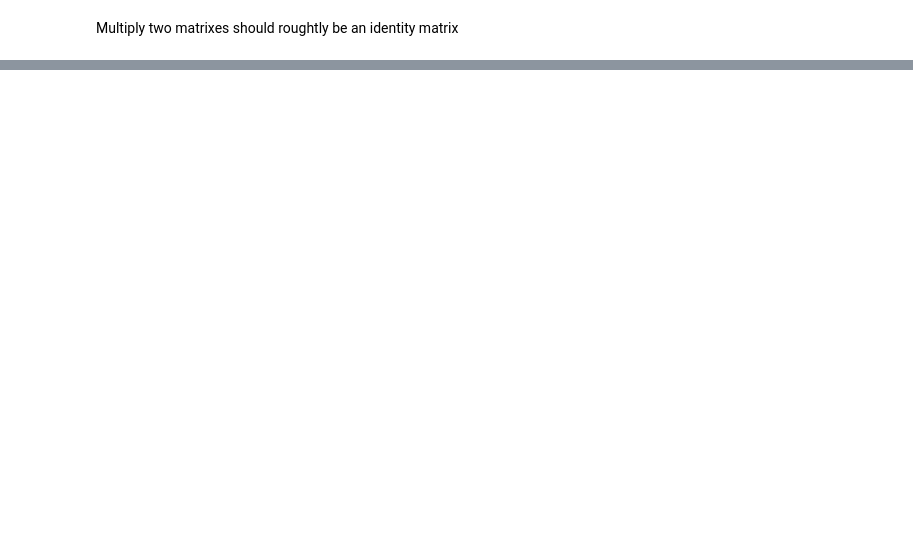
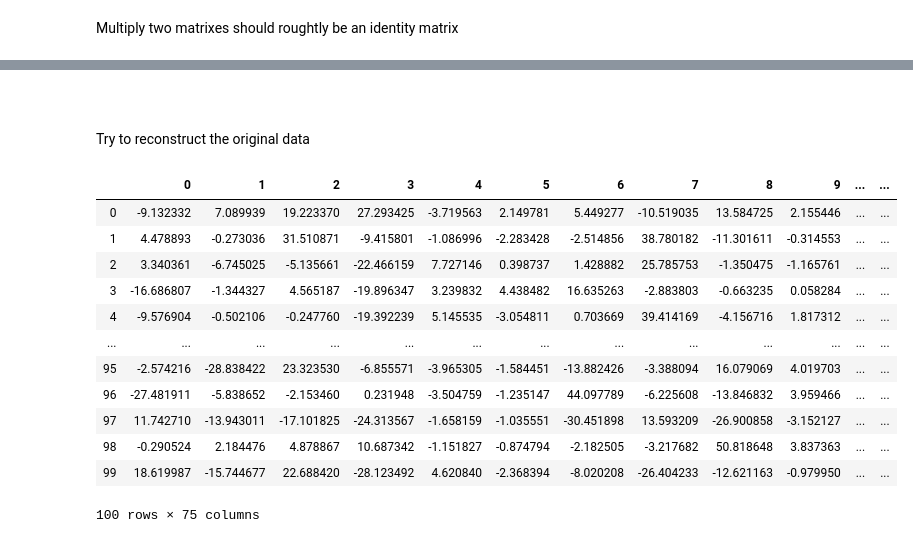
Before and after one commit to kanru-wang/notes, a Jupyter notebook: singular_value_decomposition.ipynb, the cells around one changed output, grey strips where cells are left out. Saved outputs shown, nothing was run; the diff lists cells and outputs as text; code cells hidden in the pictures; blank space fills up the shorter version.

```diff
--- a/singular_value_decomposition.ipynb
+++ b/singular_value_decomposition.ipynb
@@ -1,13 +5,10 @@
 # %%
 import numpy as np
 import pandas as pd
+from sklearn.datasets import make_classification
 from sklearn.decomposition import TruncatedSVD
-from scipy.sparse import random as sparse_random
-from sklearn.random_projection import sparse_random_matrix
 
-X = sparse_random(
-    100, 75, density=0.01, format='csr', random_state=42
-)
+X, _ = make_classification(n_samples=100, n_features=75, n_informative=45, n_redundant=30)
 # %% [markdown]
 Sample size is 100. Number of features is 75.
 # %%
@@ -96,0 +130,21 @@ array([1.57665789, 1.56338171, 1.40235249, 1.40134898, 1.26083335])
+# %% [markdown]
+<br>
+<br>
+
+Try to reconstruct the original data
+# %%
+pd.DataFrame(X)
+# %% [output]
+|  | 0 | 1 | 2 | 3 | 4 | 5 | 6 | 7 | 8 | 9 | ... | ... |
+| 0 | -9.132332 | 7.089939 | 19.223370 | 27.293425 | -3.719563 | 2.149781 | 5.449277 | -10.519035 | 13.584725 | 2.155446 | ... | ... |
+| 1 | 4.478893 | -0.273036 | 31.510871 | -9.415801 | -1.086996 | -2.283428 | -2.514856 | 38.780182 | -11.301611 | -0.314553 | ... | ... |
+| 2 | 3.340361 | -6.745025 | -5.135661 | -22.466159 | 7.727146 | 0.398737 | 1.428882 | 25.785753 | -1.350475 | -1.165761 | ... | ... |
+| 3 | -16.686807 | -1.344327 | 4.565187 | -19.896347 | 3.239832 | 4.438482 | 16.635263 | -2.883803 | -0.663235 | 0.058284 | ... | ... |
+| 4 | -9.576904 | -0.502106 | -0.247760 | -19.392239 | 5.145535 | -3.054811 | 0.703669 | 39.414169 | -4.156716 | 1.817312 | ... | ... |
+| ... | ... | ... | ... | ... | ... | ... | ... | ... | ... | ... | ... | ... |
+| 95 | -2.574216 | -28.838422 | 23.323530 | -6.855571 | -3.965305 | -1.584451 | -13.882426 | -3.388094 | 16.079069 | 4.019703 | ... | ... |
+| 96 | -27.481911 | -5.838652 | -2.153460 | 0.231948 | -3.504759 | -1.235147 | 44.097789 | -6.225608 | -13.846832 | 3.959466 | ... | ... |
+| 97 | 11.742710 | -13.943011 | -17.101825 | -24.313567 | -1.658159 | -1.035551 | -30.451898 | 13.593209 | -26.900858 | -3.152127 | ... | ... |
+| 98 | -0.290524 | 2.184476 | 4.878867 | 10.687342 | -1.151827 | -0.874794 | -2.182505 | -3.217682 | 50.818648 | 3.837363 | ... | ... |
+| 99 | 18.619987 | -15.744677 | 22.688420 | -28.123492 | 4.620840 | -2.368394 | -8.020208 | -26.404233 | -12.621163 | -0.979950 | ... | ... |
+100 rows × 75 columns
```
Also changed, not shown: parts of 24 cells of this notebook.
